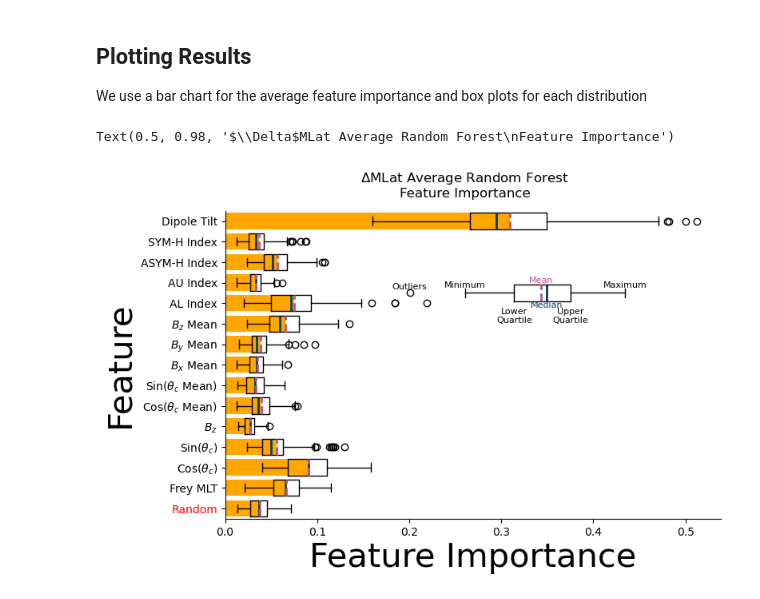
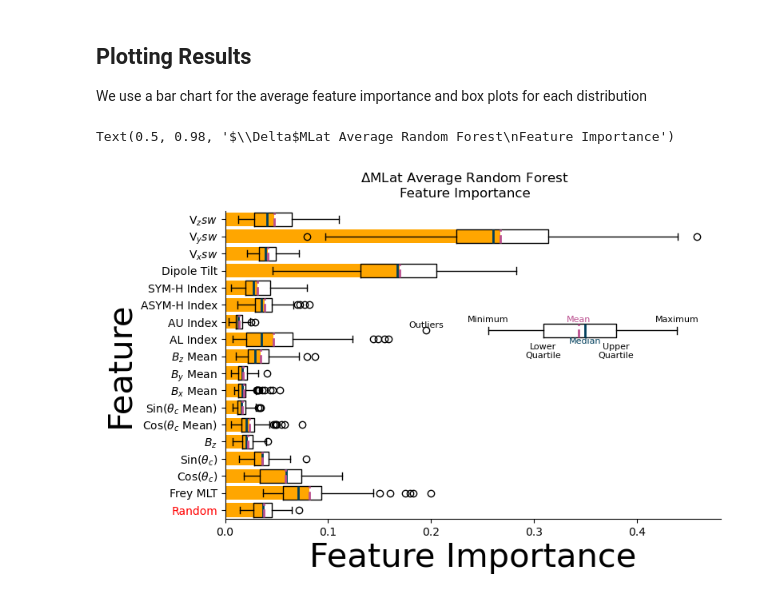
Before and after one commit to 08walkersj/Substorm_Onset_Conjugate_Displacement, a Jupyter notebook: Paper_Figures/Figure9_FeatureMLat.ipynb, the cells around one changed output. Cells and saved outputs as stored; diff of their text form; code cells hidden in the pictures.

```diff
--- a/Paper_Figures/Figure9_FeatureMLat.ipynb
+++ b/Paper_Figures/Figure9_FeatureMLat.ipynb
@@ -45,8 +45,8 @@ Onsets['Date_UTC']=Onsets.Date_NH.values.astype('datetime64[m]').astype('datetim
 ## Loading Omni
 Load the omni data and set values to 'NaN' when the required number of data points in the window is not satisfied.
 # %%
-omni= pd.read_hdf('./omni_data.hdf5', key='omni_window_2h_20')
-omni.loc[omni['points']<120*.9, ['BX_GSE_Mean','BY_GSM_Mean',
+omni= pd.read_hdf('../omni_data.hdf5', key='omni_window_2h_20')
+omni.loc[omni['points_BZ_GSM']<120*.9, ['BX_GSE_Mean','BY_GSM_Mean',
                                  'BZ_GSM_Mean','Clock_GSM_SEM',
                                  'Clock_GSM_Mean']]=np.nan
 omni['Date_UTC']= omni.index.values
@@ -64,10 +64,11 @@ Onsets['Cos(Clock_GSM)']= np.cos(Onsets.Clock_GSM)
 # %% [markdown]
 ## Selecting Feature Columns
 # %%
-columns= ['Cos(Clock_GSM)', 'Sin(Clock_GSM)', 'BZ_GSM',
+columns= ['Cos(Clock_GSM)', 'Sin(Clock_GSM)',
+'BZ_GSM',
           'Cos(Clock_GSM_Mean)', 'Sin(Clock_GSM_Mean)',
           'BX_GSE_Mean','BY_GSM_Mean', 'BZ_GSM_Mean',
-           'AL_INDEX', 'AU_INDEX', 'ASY_H', 'SYM_H', 'Dipole_Tilt']
+           'AL_INDEX', 'AU_INDEX', 'ASY_H', 'SYM_H', 'Dipole_Tilt', 'Vx', 'Vy', 'Vz']
 # Fixing decimal accuracy as sometimes unphysical accuracy appears
 for col in ['DMLAT', 'Frey_MLT']+columns:
     Onsets[col]= np.round(Onsets[col], 15)
@@ -83,9 +96,5 @@ We use 1.5 times the interquartile range over and under the upper and lower quar
 # %%
-# Outliers
-upper_lim= Onsets.DMLAT<np.quantile(Onsets.DMLAT, .75)+iqr(Onsets.DMLAT)*1.5
-lower_lim= Onsets.DMLAT>np.quantile(Onsets.DMLAT, .25)-iqr(Onsets.DMLAT)*1.5
-rm_out= upper_lim&lower_lim
-Onsets= Onsets[rm_out&Onsets.BZ_GSM_Mean.notnull()&Onsets.BZ_GSM.notnull()] # we also remove rows with no bowshock omni and averaged omni that does not have enough data points in the window
+Onsets= Onsets[rm_out&Onsets.BZ_GSM_Mean.notnull()&Onsets.BZ_GSM.notnull()&Onsets.Vx.notnull()] # we also remove rows with no bowshock omni and averaged omni that does not have enough data points in the window
 # %% [markdown]
 ## Feature Importance Definition
 We create the feature importance function and set the seeds for seed cycling and repeated cross validation.
@@ -134,33 +143,34 @@ We use a bar chart for the average feature importance and box plots for each dis
 # %%
 # mean_feature_importance contains the stable estimate of feature importance
 fig= plt.figure(figsize=(8, 5))
 ax=fig.add_subplot()
 
 # Bar chart for the mean feature importance
 bar= ax.barh(X.columns, FI, **barchart)
 add_boxkey(ax, width=[round(Bar.get_bbox().height, 1) for Bar in bar.get_children()][0],
            ypos=10.5, boxplotkwargs=boxplot)
 
 # Box plots for the feature importance distributions
 ax.boxplot(feature_importance, vert=False, positions=range(0, len(X.columns)),
            widths= [round(Bar.get_bbox().height, 1) for Bar in bar.get_children()],
            showmeans = True, meanline = True, **boxplot)
 # Defining Column Strings
-columns= ['Random','Frey MLT','Cos($\\theta_c$)', 'Sin($\\theta_c$)', '$B_z$',
+columns= ['Random','Frey MLT','Cos($\\theta_c$)', 'Sin($\\theta_c$)',
+          '$B_z$',
           'Cos($\\theta_c$ Mean)', 'Sin($\\theta_c$ Mean)',
           '$B_x$ Mean','$B_y$ Mean', '$B_z$ Mean',
-          'AL Index','AU Index', 'ASYM-H Index', 'SYM-H Index', 'Dipole Tilt']
+          'AL Index','AU Index', 'ASYM-H Index', 'SYM-H Index', 'Dipole Tilt', r'V$_x{sw}$', r'V$_y{sw}$', r'V$_z{sw}$']
 
 ax.set_yticks(list(range(0, len(columns))))
 
 ax.set_yticklabels(columns)
 ax.get_yticklabels()[0].set_color('r')
 
 ax.spines['right'].set_visible(False)
 ax.spines['top'].set_visible(False)
 ax.set_ylabel('Feature', size=30)
 ax.set_xlabel('Feature Importance', size=30)
 fig.suptitle('$\Delta$MLat Average Random Forest\nFeature Importance')
 # %% [output]
 Text(0.5, 0.98, '$\\Delta$MLat Average Random Forest\nFeature Importance')
-[figure, old version]
+[figure, new version]
```
Also changed, not shown: parts of 2 cells of this notebook.
